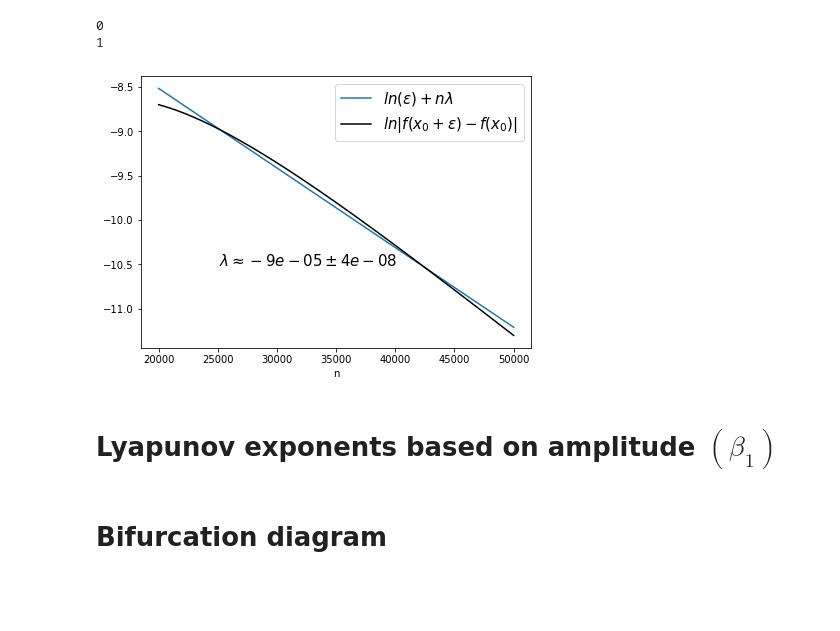
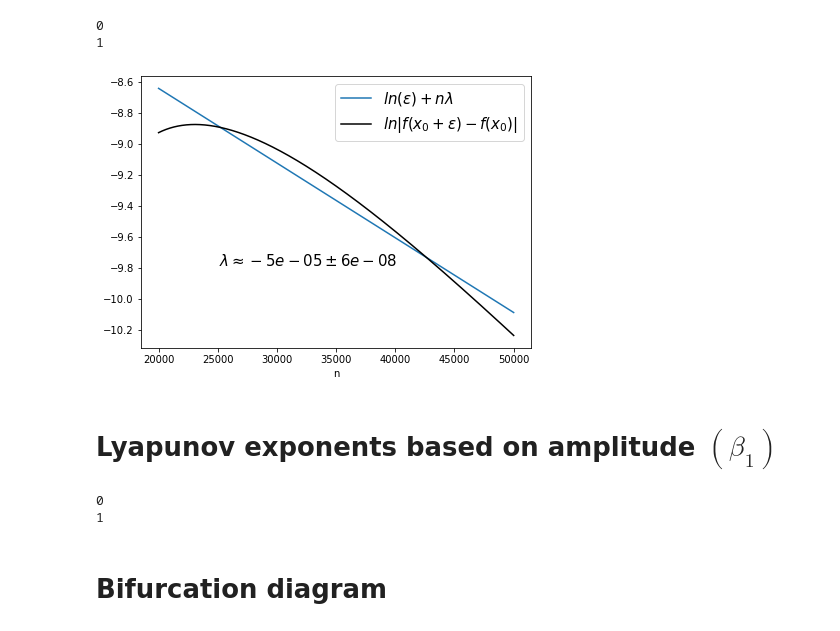
Before and after one commit to zzammuel/CSS, a Jupyter notebook: final_SEIR_model.ipynb, the cells around one changed output. Cells and saved outputs as stored; diff of their text form; code cells hidden in the pictures; blank space fills up the shorter version.

```diff
--- a/final_SEIR_model.ipynb
+++ b/final_SEIR_model.ipynb
@@ -237,7 +237,9 @@ c = 1/2     # Connection factor between FSM
 b0 = 1   # Rate of infection
 b1 = 0.25  # Amplitude of seasonality of infection
 dt = 0.001
-m = 100  # number of times model is run with different initializations
+
+## m was set to 100 but that takes a few hours
+m = 2  # number of times model is run with different initializations
 n = 50000   # number of timesteps for each model
 
 # store trajectories of two close initial conditions
@@ -294,25 +296,25 @@ for i in range(m):
     fits[i] = [lin_fit.slope, lin_fit.intercept, lin_fit.stderr]
 # %%
 # find model index with highest lyapunov exponent
-max_slope = 0 #np.where(max(fits[0, :]))[0][0]
+max_slope = np.where(max(fits[0, :]))[0][0]
 
 fig, ax = plt.subplots(1, 1, figsize=(7, 5))
 plt.plot(time, fits[max_slope, 0]*time + fits[max_slope, 1], label='$ln(\epsilon) + n \lambda$')
 plt.plot(time, (diffs[max_slope]), 'k-', label=r'$ln|f(x_0+\epsilon) - f(x_0)|$')
 plt.legend(fontsize=15)
 plt.text(0.2, 0.3, rf'$\lambda \approx{round(fits[max_slope, 0], 5)} \pm {round(fits[max_slope, 2], 8)}$', transform=ax.transAxes, fontsize=15)
 plt.xlabel('n')
 plt.savefig('lyapunov_fit.png', dpi=300)
 plt.show()
 # %% [output]
-[figure, old version]
+[figure, new version]
 # %%
 # lyapunov exponents using nolds library
 print(nolds.lyap_e(infected[max_slope, start:]), nolds.lyap_r(infected[max_slope, start:]))
 # %% [markdown]
 # Lyapunov exponents based on amplitude $(\beta_1)$
 # %%
-betas = np.linspace(0, 1, 10)
+betas = np.linspace(0, 1, 2)
 
 for i in range(len(betas)):
     print(i)
@@ -339,6 +341,9 @@ for i in range(len(betas)):
 
     infected[i] = df['inf']
     infected_eps[i] = df_eps['inf']
+# %% [output]
+0
+1
 # %%
 # slopes, intercept, slope standard error
 fits = np.zeros((m, 3))
```
Also changed, not shown: parts of 2 cells of this notebook.
